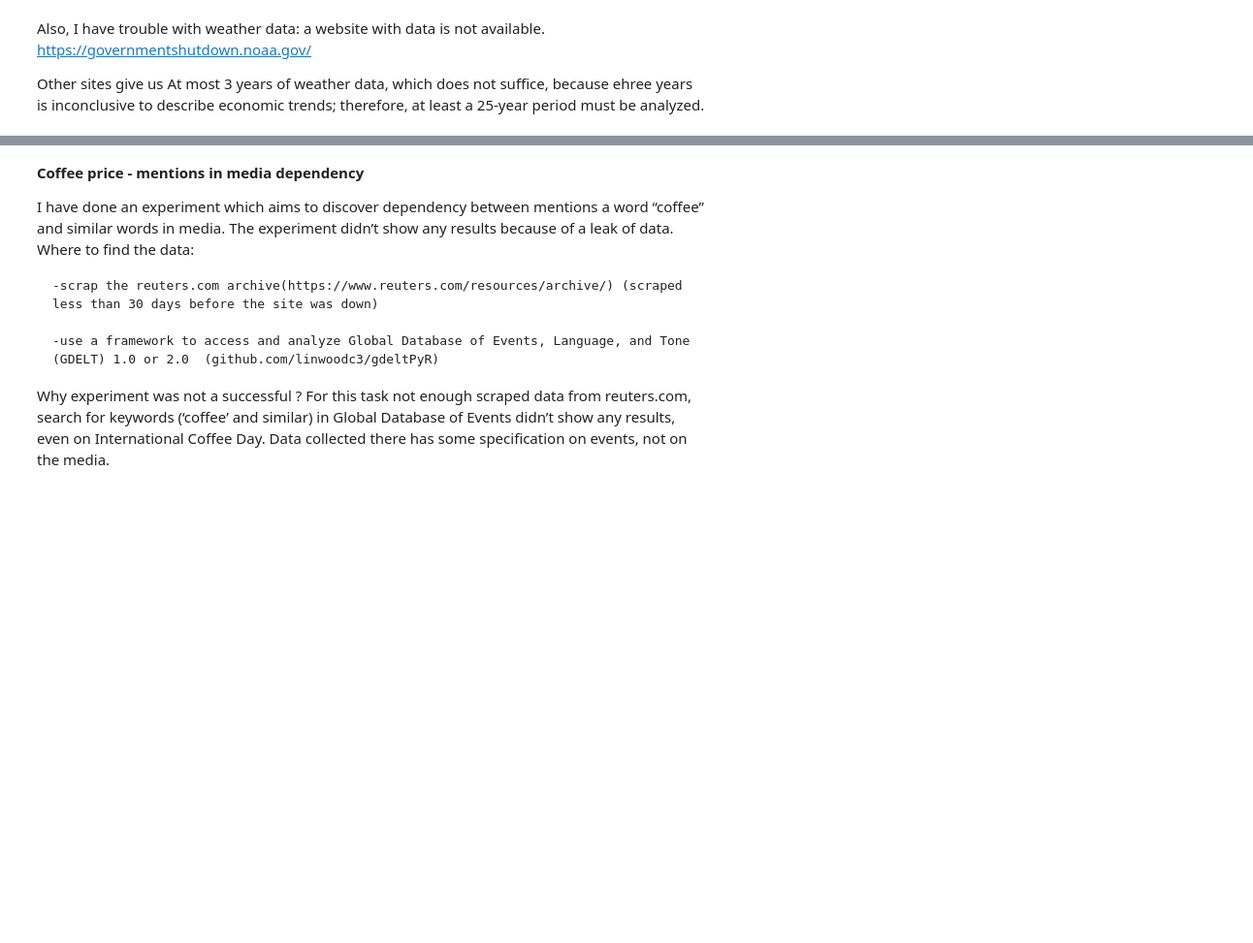
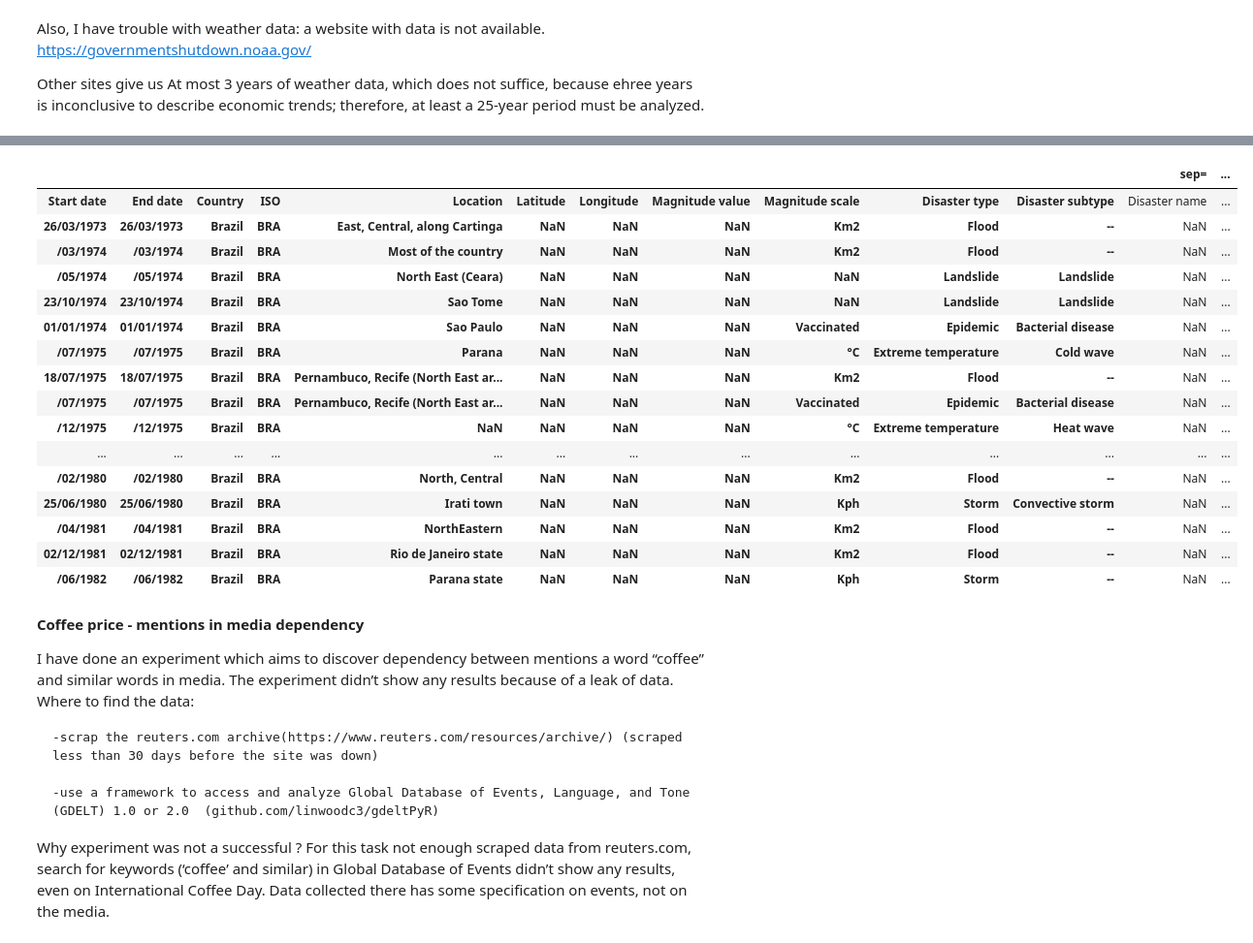
Before and after one commit to irynakostyshyn/coffee-price-prediction, a Jupyter notebook: merge_datasets.ipynb, the cells around one changed output, grey strips where cells are left out. Shown: that part at 97% size. Drawn from its saved outputs; the diff is of its cells as text; code cells hidden in the pictures; blank space fills up the shorter version.

```diff
--- a/merge_datasets.ipynb
+++ b/merge_datasets.ipynb
@@ -196,3 +430,23 @@ Country Code      ABW GDP      AFG GDP      AGO GDP      ALB GDP      AND GDP  \
+# %%
+df_disaster.head(25)
+# %% [output]
+|  |  |  |  |  |  |  |  |  |  |  | sep= | ... |
+| Start date | End date | Country | ISO | Location | Latitude | Longitude | Magnitude value | Magnitude scale | Disaster type | Disaster subtype | Disaster name | ... |
+| 26/03/1973 | 26/03/1973 | Brazil | BRA | East, Central, along Cartinga | NaN | NaN | NaN | Km2 | Flood | -- | NaN | ... |
+| /03/1974 | /03/1974 | Brazil | BRA | Most of the country | NaN | NaN | NaN | Km2 | Flood | -- | NaN | ... |
+| /05/1974 | /05/1974 | Brazil | BRA | North East (Ceara) | NaN | NaN | NaN | NaN | Landslide | Landslide | NaN | ... |
+| 23/10/1974 | 23/10/1974 | Brazil | BRA | Sao Tome | NaN | NaN | NaN | NaN | Landslide | Landslide | NaN | ... |
+| 01/01/1974 | 01/01/1974 | Brazil | BRA | Sao Paulo | NaN | NaN | NaN | Vaccinated | Epidemic | Bacterial disease | NaN | ... |
+| /07/1975 | /07/1975 | Brazil | BRA | Parana | NaN | NaN | NaN | °C | Extreme temperature | Cold wave | NaN | ... |
+| 18/07/1975 | 18/07/1975 | Brazil | BRA | Pernambuco, Recife (North East ar... | NaN | NaN | NaN | Km2 | Flood | -- | NaN | ... |
+| /07/1975 | /07/1975 | Brazil | BRA | Pernambuco, Recife (North East ar... | NaN | NaN | NaN | Vaccinated | Epidemic | Bacterial disease | NaN | ... |
+| /12/1975 | /12/1975 | Brazil | BRA | NaN | NaN | NaN | NaN | °C | Extreme temperature | Heat wave | NaN | ... |
+| ... | ... | ... | ... | ... | ... | ... | ... | ... | ... | ... | ... | ... |
+| /02/1980 | /02/1980 | Brazil | BRA | North, Central | NaN | NaN | NaN | Km2 | Flood | -- | NaN | ... |
+| 25/06/1980 | 25/06/1980 | Brazil | BRA | Irati town | NaN | NaN | NaN | Kph | Storm | Convective storm | NaN | ... |
+| /04/1981 | /04/1981 | Brazil | BRA | NorthEastern | NaN | NaN | NaN | Km2 | Flood | -- | NaN | ... |
+| 02/12/1981 | 02/12/1981 | Brazil | BRA | Rio de Janeiro state | NaN | NaN | NaN | Km2 | Flood | -- | NaN | ... |
+| /06/1982 | /06/1982 | Brazil | BRA | Parana state | NaN | NaN | NaN | Kph | Storm | -- | NaN | ... |
 # %% [markdown]
 **Coffee price - mentions in media dependency**
 
```
Also changed, not shown: parts of 34 cells of this notebook, 4 other files.
